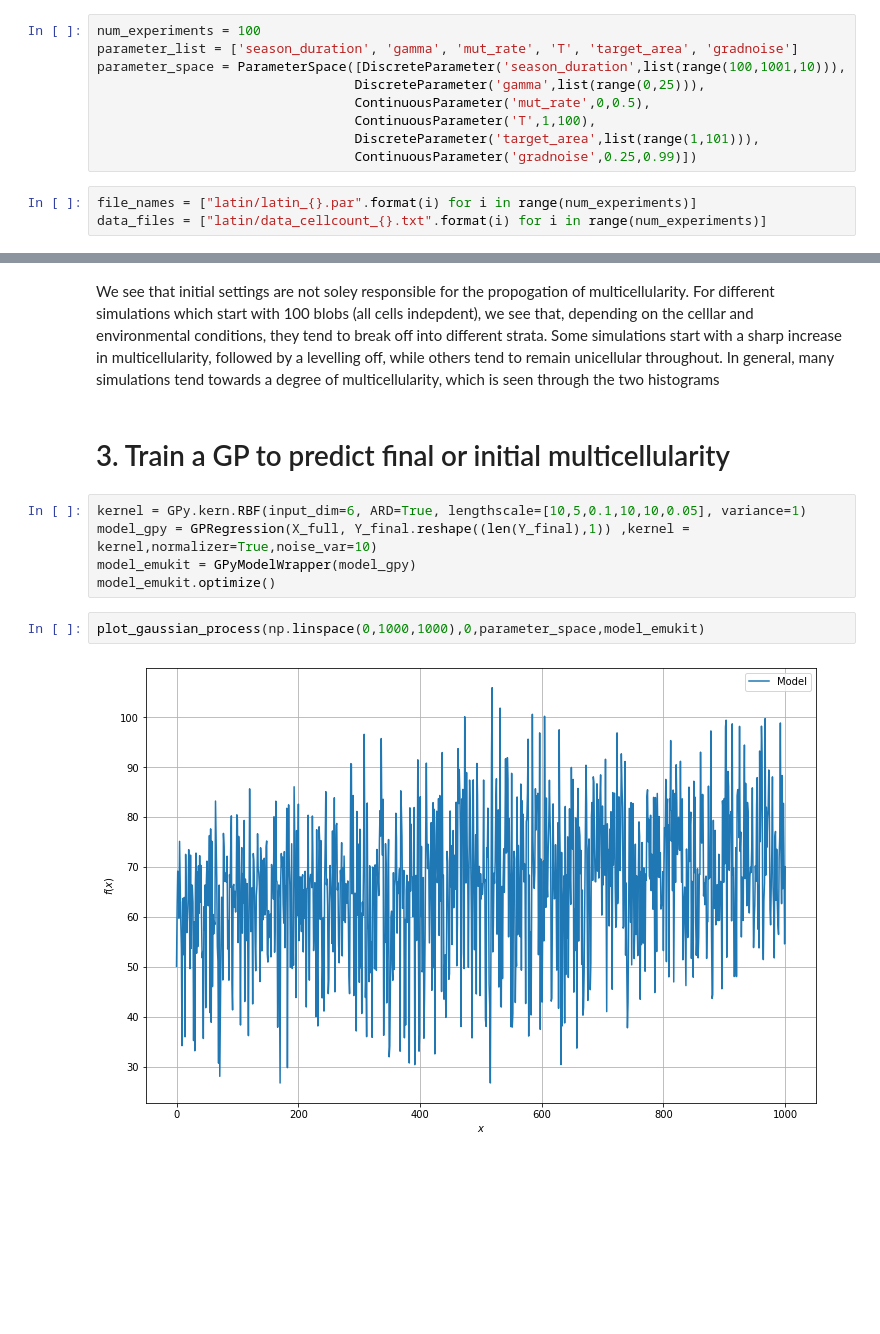
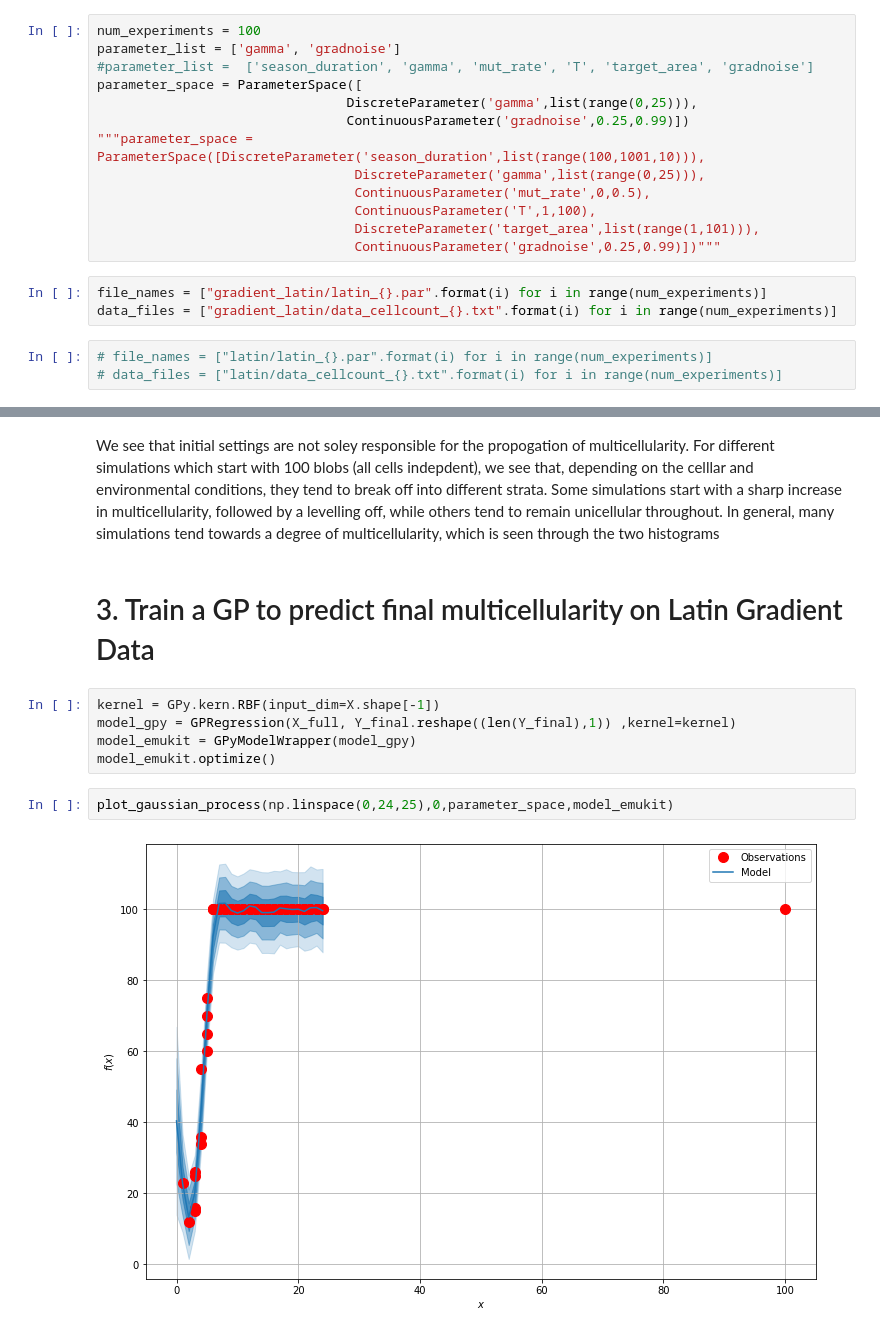
Before and after one commit to naveenr414/cell-simulation, a Jupyter notebook: scripts/notebooks/How does Multicellularity Change Over Time.ipynb, the cells around one changed output, grey strips where cells are left out. Drawn from its saved outputs; the diff is of its cells as text; blank space fills up the shorter version.

```diff
--- a/scripts/notebooks/How does Multicellularity Change Over Time.ipynb
+++ b/scripts/notebooks/How does Multicellularity Change Over Time.ipynb
@@ -26,15 +32,22 @@ from emukit.quadrature.loop import VanillaBayesianQuadratureLoop
 # %%
 num_experiments = 100
-parameter_list = ['season_duration', 'gamma', 'mut_rate', 'T', 'target_area', 'gradnoise']
-parameter_space = ParameterSpace([DiscreteParameter('season_duration',list(range(100,1001,10))),
+parameter_list = ['gamma', 'gradnoise']
+#parameter_list =  ['season_duration', 'gamma', 'mut_rate', 'T', 'target_area', 'gradnoise']
+parameter_space = ParameterSpace([
+                                DiscreteParameter('gamma',list(range(0,25))),
+                                ContinuousParameter('gradnoise',0.25,0.99)])
+"""parameter_space = ParameterSpace([DiscreteParameter('season_duration',list(range(100,1001,10))),
                                  DiscreteParameter('gamma',list(range(0,25))),
                                  ContinuousParameter('mut_rate',0,0.5),
                                  ContinuousParameter('T',1,100),
                                  DiscreteParameter('target_area',list(range(1,101))),
-                                 ContinuousParameter('gradnoise',0.25,0.99)])
+                                 ContinuousParameter('gradnoise',0.25,0.99)])"""
+# %%
+file_names = ["gradient_latin/latin_{}.par".format(i) for i in range(num_experiments)]
+data_files = ["gradient_latin/data_cellcount_{}.txt".format(i) for i in range(num_experiments)]
 # %%
-file_names = ["latin/latin_{}.par".format(i) for i in range(num_experiments)]
-data_files = ["latin/data_cellcount_{}.txt".format(i) for i in range(num_experiments)]
+# file_names = ["latin/latin_{}.par".format(i) for i in range(num_experiments)]
+# data_files = ["latin/data_cellcount_{}.txt".format(i) for i in range(num_experiments)]
 # %%
 X = get_parameter_array(file_names,parameter_list)
 
@@ -196,13 +195,13 @@ for i in range(10):
 # %% [markdown]
 We see that initial settings are not soley responsible for the propogation of multicellularity. For different simulations which start with 100 blobs (all cells indepdent), we see that, depending on the celllar and environmental conditions, they tend to break off into different strata. Some simulations start with a sharp increase in multicellularity, followed by a levelling off, while others tend to remain unicellular throughout. In general, many simulations tend towards a degree of multicellularity, which is seen through the two histograms
 # %% [markdown]
-# 3. Train a GP to predict final or initial multicellularity
+# 3. Train a GP to predict final multicellularity on Latin Gradient Data
 # %%
-kernel = GPy.kern.RBF(input_dim=6, ARD=True, lengthscale=[10,5,0.1,10,10,0.05], variance=1)
-model_gpy = GPRegression(X_full, Y_final.reshape((len(Y_final),1)) ,kernel = kernel,normalizer=True,noise_var=10)
+kernel = GPy.kern.RBF(input_dim=X.shape[-1])
+model_gpy = GPRegression(X_full, Y_final.reshape((len(Y_final),1)) ,kernel=kernel)
 model_emukit = GPyModelWrapper(model_gpy)
 model_emukit.optimize()
 # %%
-plot_gaussian_process(np.linspace(0,1000,1000),0,parameter_space,model_emukit)
+plot_gaussian_process(np.linspace(0,24,25),0,parameter_space,model_emukit)
 # %% [output]
-[figure, old version]
+[figure, new version]
```
Also changed, not shown: parts of 52 cells of this notebook, 3 other files.
